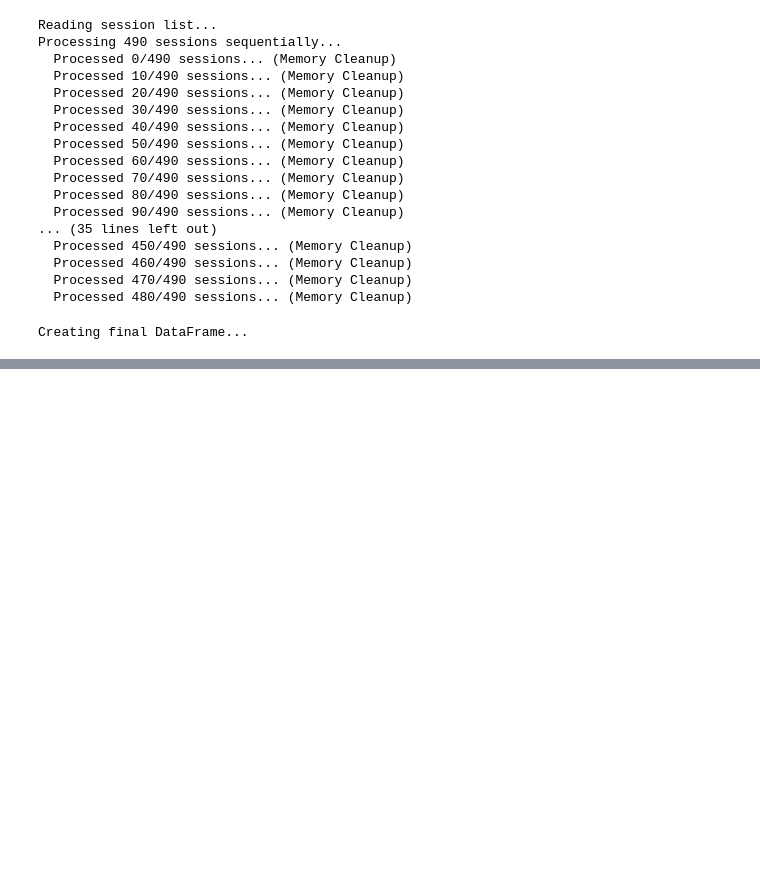
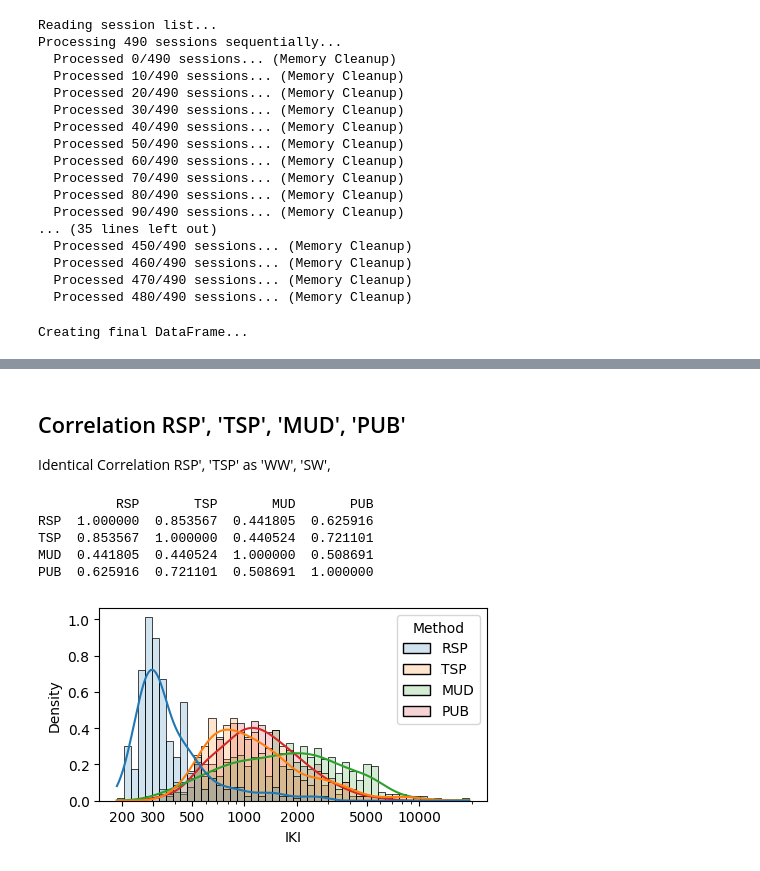
Before and after one commit to Critt-Kent/Key-Gaze-Correlation, a Jupyter notebook: IKI_Correlation_allmetrics.ipynb, the cells around one changed output, grey strips where cells are left out. Drawn from its saved outputs; the diff is of its cells as text; code cells hidden in the pictures; blank space fills up the shorter version.

```diff
--- a/IKI_Correlation_allmetrics.ipynb
+++ b/IKI_Correlation_allmetrics.ipynb
@@ -176,16 +214,25 @@ all_session_data = []
 
 print(f"Processing {len(session_list)} sessions sequentially...")
 
+L = {}
+
 for i, session in enumerate(session_list):
     if i % 10 == 0:
         print(f"  Processed {i}/{len(session_list)} sessions... (Memory Cleanup)")
         gc.collect()
-
     try:
         # Read only specific session
         tables = btss.readBTSSsessions([session], layers=['au1', 'fd', 'kd', 'tt'], verbose=0)
 
         row_metrics = process_single_session(session, tables)
+
+        kd = tables.get('kd')
+        sl = kd['SL'].iloc[0] if 'SL' in kd.columns else 'en'
+        tl = kd['TL'].iloc[0] if 'TL' in kd.columns else 'en'
+
+        lng = f"{sl}-{tl}"
+        L.setdefault(lng, 0)
+        L[lng] += 1
 
         if row_metrics:
             all_session_data.append(row_metrics)
@@ -245,0 +360,32 @@ final_metrics[['LogPUB','LogKBI','GMM_Threshold_LogIKI','gmm_iki_cons','gmm_iki_
+# %% [markdown]
+## Correlation RSP', 'TSP', 'MUD', 'PUB'
+
+Identical Correlation  RSP', 'TSP' as 'WW', 'SW',
+# %%
+import matplotlib.pyplot as plt
+import matplotlib.ticker as mpl_ticker
+import seaborn as sns
+
+cols = ['RSP', 'TSP', 'MUD', 'PUB']
+
+print(final_metrics[cols].corr())
+
+f, ax = plt.subplots(figsize=(5, 2.5))
+
+FM_long = pd.melt(final_metrics,
+                  value_vars=cols,
+                  var_name='Method',
+                  value_name='IKI')
+
+sns.histplot(data=FM_long, x='IKI', log_scale=True, bins=50, kde=True, stat='density', hue="Method", alpha=0.2, ax=ax)
+
+custom_ticks = [200, 300, 500,1000, 2000, 5000, 10000]
+ax.set_xticks(custom_ticks)
+ax.xaxis.set_major_formatter(mpl_ticker.ScalarFormatter())
+# %% [output]
+          RSP       TSP       MUD       PUB
+RSP  1.000000  0.853567  0.441805  0.625916
+TSP  0.853567  1.000000  0.440524  0.721101
+MUD  0.441805  0.440524  1.000000  0.508691
+PUB  0.625916  0.721101  0.508691  1.000000
+[figure, added]
```
Also changed, not shown: parts of 11 cells of this notebook.
